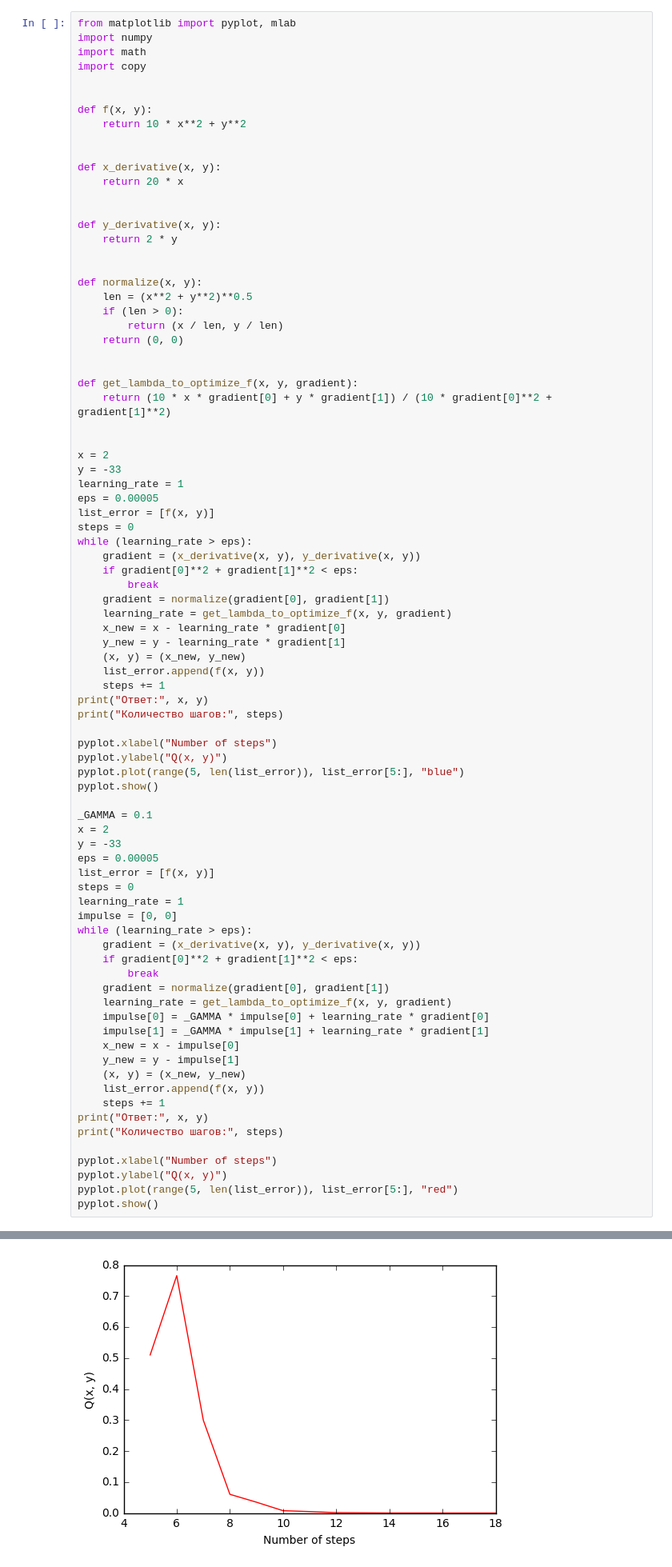
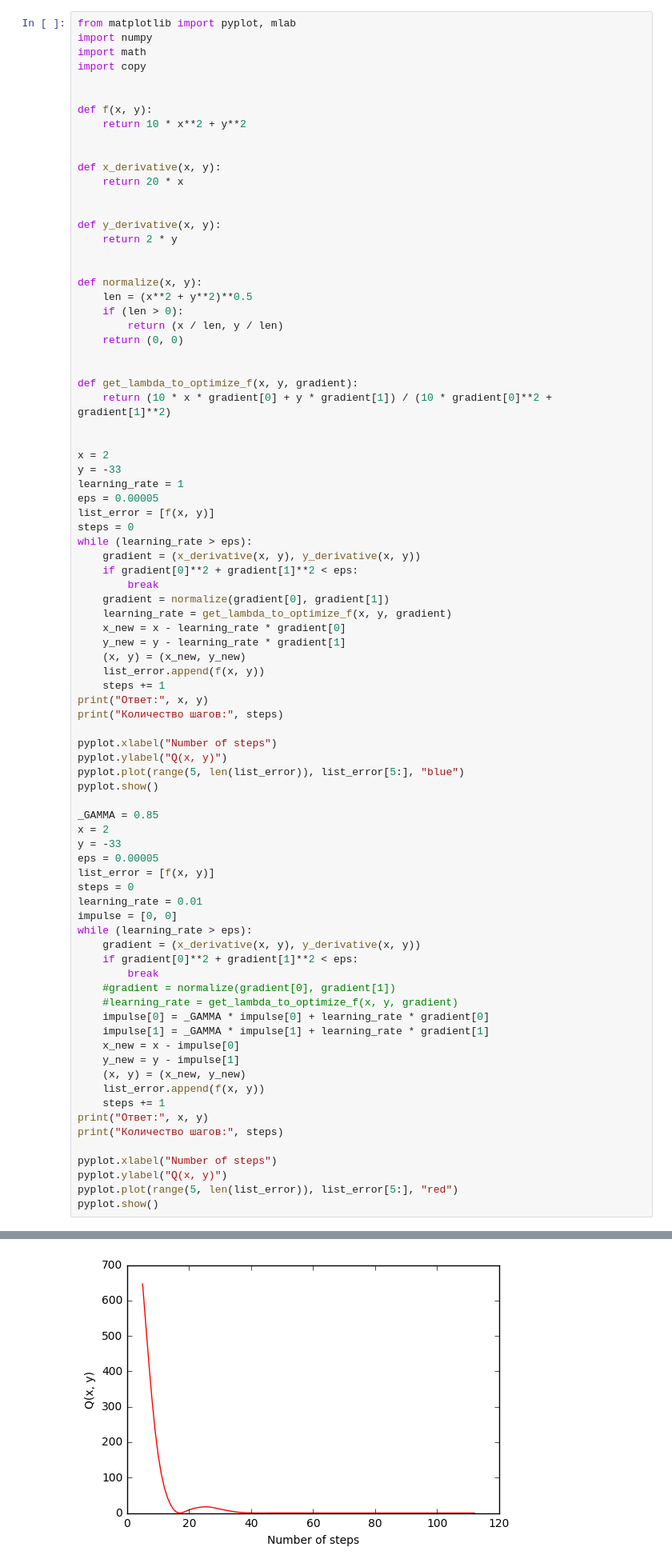
Before and after one commit to aakogtenkov/Ask-me-if-you-can, a Jupyter notebook: Lab1.ipynb, the cells around one changed output, grey strips where cells are left out. Shown at 80% size. Saved outputs shown, nothing was run; the diff lists cells and outputs as text.

```diff
--- a/Lab1.ipynb
+++ b/Lab1.ipynb
@@ -631,20 +635,20 @@ pyplot.ylabel("Q(x, y)")
 pyplot.plot(range(5, len(list_error)), list_error[5:], "blue")
 pyplot.show()
 
-_GAMMA = 0.1
+_GAMMA = 0.85
 x = 2
 y = -33
 eps = 0.00005
 list_error = [f(x, y)]
 steps = 0
-learning_rate = 1
+learning_rate = 0.01
 impulse = [0, 0]
 while (learning_rate > eps):
     gradient = (x_derivative(x, y), y_derivative(x, y))
     if gradient[0]**2 + gradient[1]**2 < eps:
         break
-    gradient = normalize(gradient[0], gradient[1])
-    learning_rate = get_lambda_to_optimize_f(x, y, gradient)
+    #gradient = normalize(gradient[0], gradient[1])
+    #learning_rate = get_lambda_to_optimize_f(x, y, gradient)
     impulse[0] = _GAMMA * impulse[0] + learning_rate * gradient[0]
     impulse[1] = _GAMMA * impulse[1] + learning_rate * gradient[1]
     x_new = x - impulse[0]
@@ -668,4 +672,4 @@ pyplot.show()
-[figure, old version]
+[figure, new version]
 # %% [markdown]
 **Метод сохранения импульса и ускоренный градиент Нестерова: функция Розенблока**
 
```
Also changed, not shown: parts of 2 cells of this notebook.
